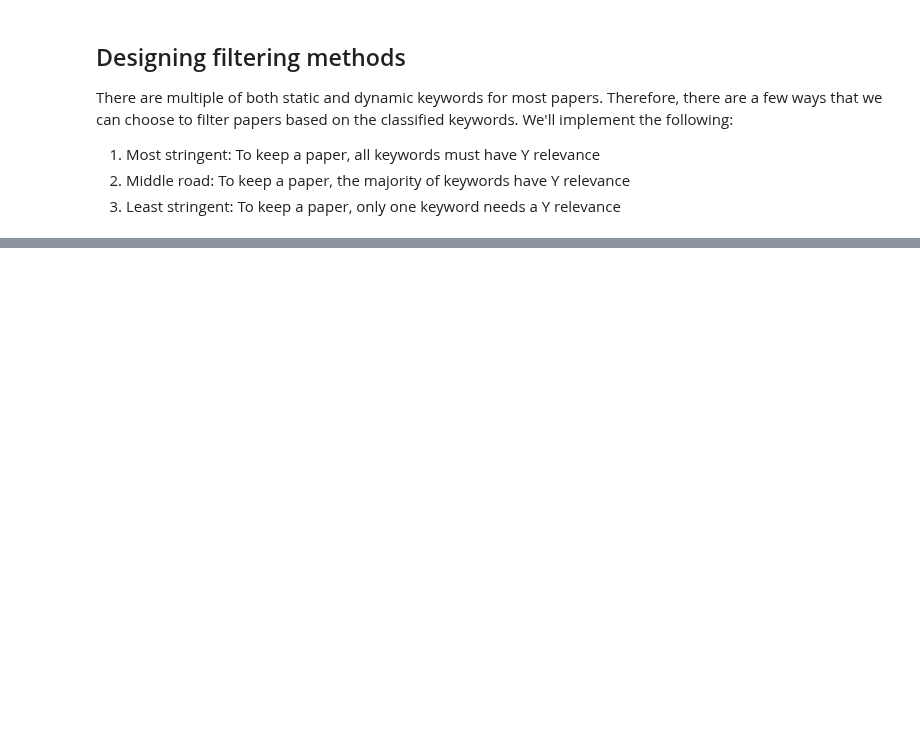
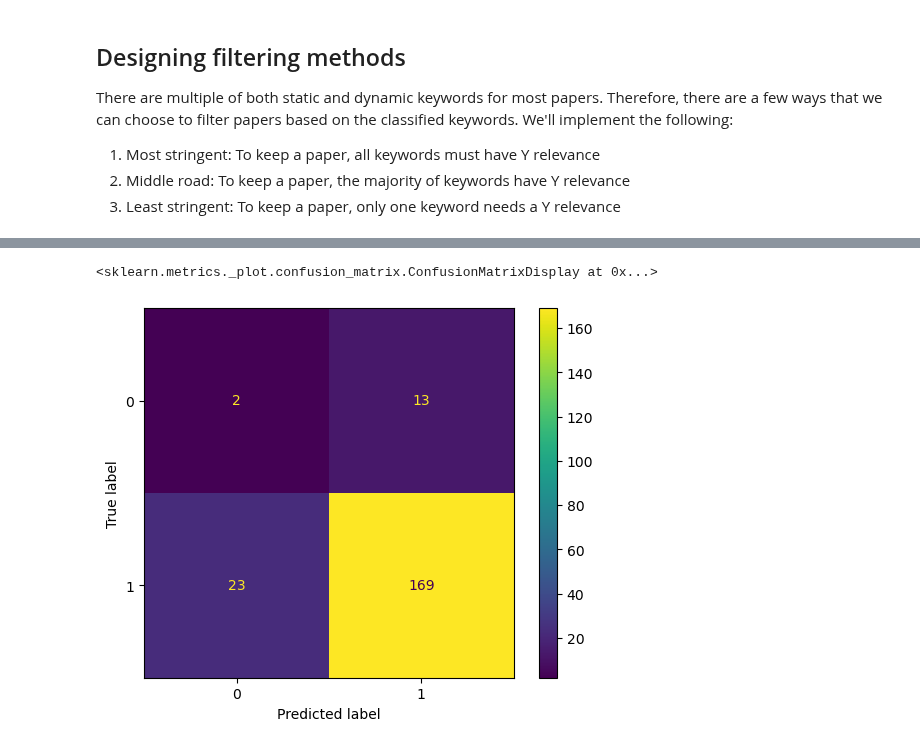
Before and after one commit to serenalotreck/desiccation-network, a Jupyter notebook: notebooks/WoS_dataset_filtering.ipynb, the cells around one changed output, grey strips where cells are left out. Saved outputs shown, nothing was run; the diff lists cells and outputs as text; code cells hidden in the pictures; blank space fills up the shorter version.

```diff
--- a/notebooks/WoS_dataset_filtering.ipynb
+++ b/notebooks/WoS_dataset_filtering.ipynb
@@ -164,0 +272,7 @@ least_static = filter_papers(data, statics, 'static_keywords', stringency='least
+# %%
+filtered_papers = filter_papers(papers_for_eval, statics_ann1, 'static_keys', stringency='least')
+cm = generate_confusion_matrix(papers_for_eval, filtered_papers, test_set)
+ConfusionMatrixDisplay(confusion_matrix=cm).plot()
+# %% [output]
+<sklearn.metrics._plot.confusion_matrix.ConfusionMatrixDisplay at 0x...>
+[figure, added]
```
Also changed, not shown: parts of 49 cells of this notebook, 4 other files.
